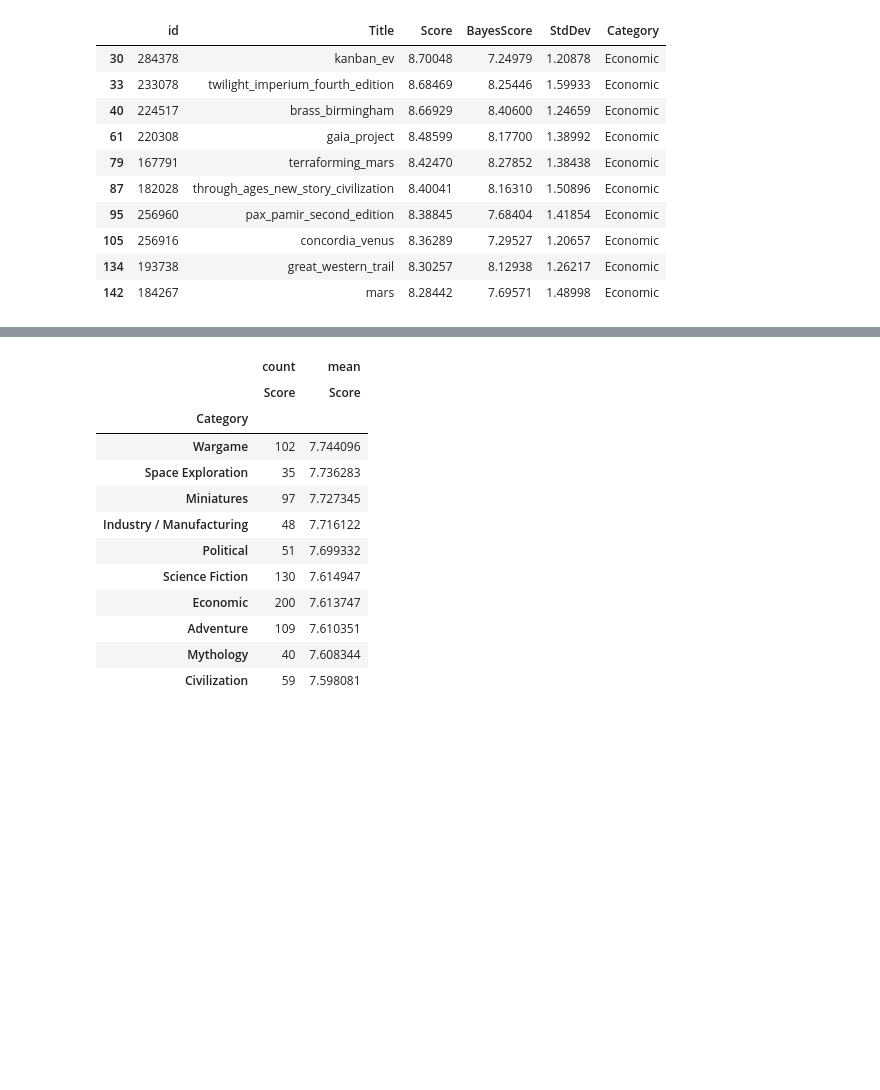
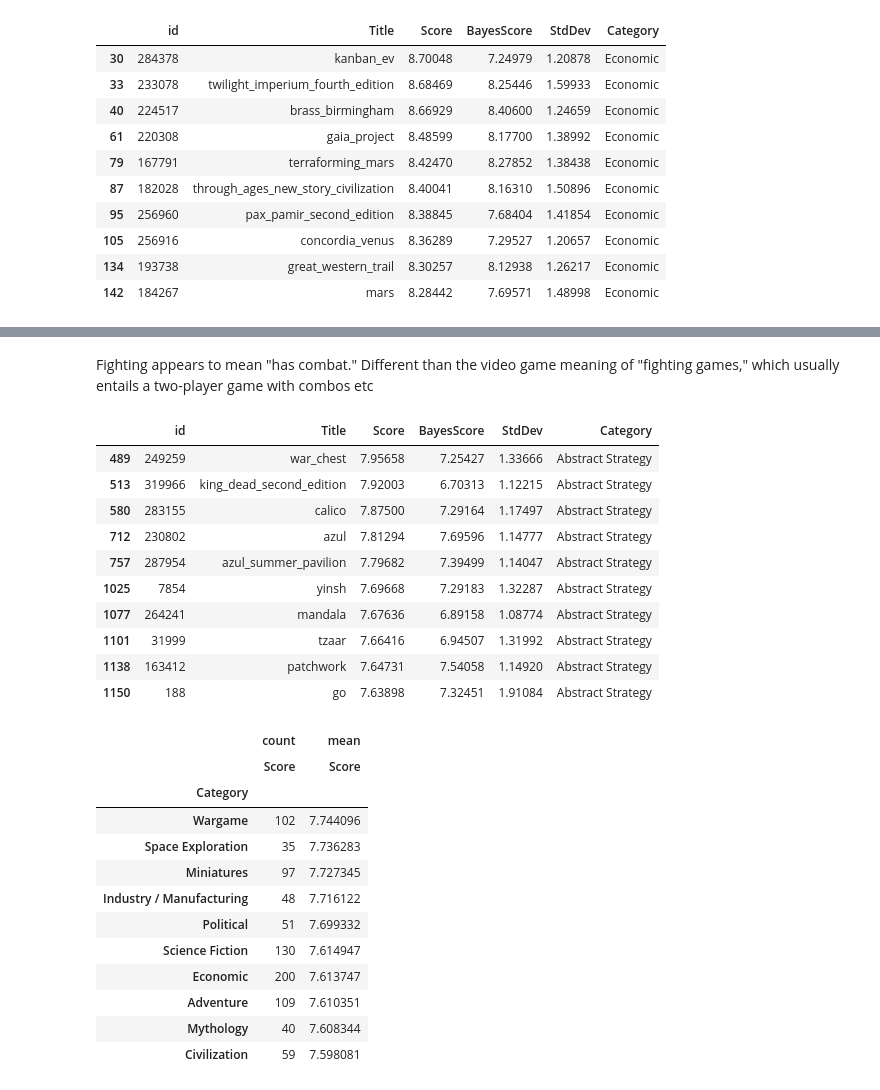
Before and after one commit to MarshallKrakauer/BGGAnalysis, a Jupyter notebook: BestCategories.ipynb, the cells around one changed output, grey strips where cells are left out. Saved outputs shown, nothing was run; the diff lists cells and outputs as text; code cells hidden in the pictures; blank space fills up the shorter version.

```diff
--- a/BestCategories.ipynb
+++ b/BestCategories.ipynb
@@ -75,3 +90,20 @@ df[df.Category == 'Economic'].head(10)
+# %% [markdown]
+Fighting appears to mean "has combat." Different than the video game meaning of "fighting games," which usually entails a two-player game with combos etc
+# %%
+# My favorite: abstract strategy?
+df[df.Category == 'Abstract Strategy'].head(10)
+# %% [output]
+|  | id | Title | Score | BayesScore | StdDev | Category |
+| 489 | 249259 | war_chest | 7.95658 | 7.25427 | 1.33666 | Abstract Strategy |
+| 513 | 319966 | king_dead_second_edition | 7.92003 | 6.70313 | 1.12215 | Abstract Strategy |
+| 580 | 283155 | calico | 7.87500 | 7.29164 | 1.17497 | Abstract Strategy |
+| 712 | 230802 | azul | 7.81294 | 7.69596 | 1.14777 | Abstract Strategy |
+| 757 | 287954 | azul_summer_pavilion | 7.79682 | 7.39499 | 1.14047 | Abstract Strategy |
+| 1025 | 7854 | yinsh | 7.69668 | 7.29183 | 1.32287 | Abstract Strategy |
+| 1077 | 264241 | mandala | 7.67636 | 6.89158 | 1.08774 | Abstract Strategy |
+| 1101 | 31999 | tzaar | 7.66416 | 6.94507 | 1.31992 | Abstract Strategy |
+| 1138 | 163412 | patchwork | 7.64731 | 7.54058 | 1.14920 | Abstract Strategy |
+| 1150 | 188 | go | 7.63898 | 7.32451 | 1.91084 | Abstract Strategy |
 # %%
 # Remove unpopular categories
 df = df[~df['Category'].isin(unpopular_cat_li)]
```
Also changed, not shown: parts of 8 cells of this notebook, 1 other file.
